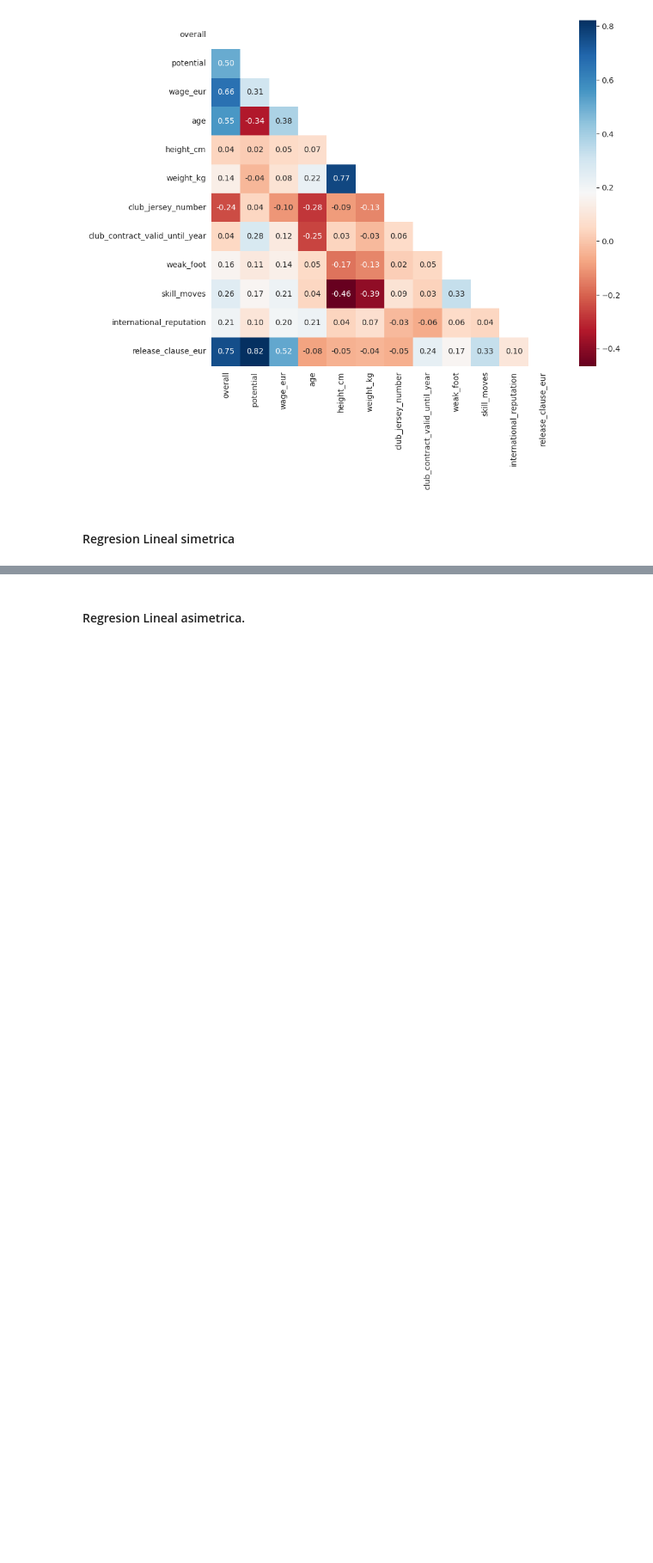
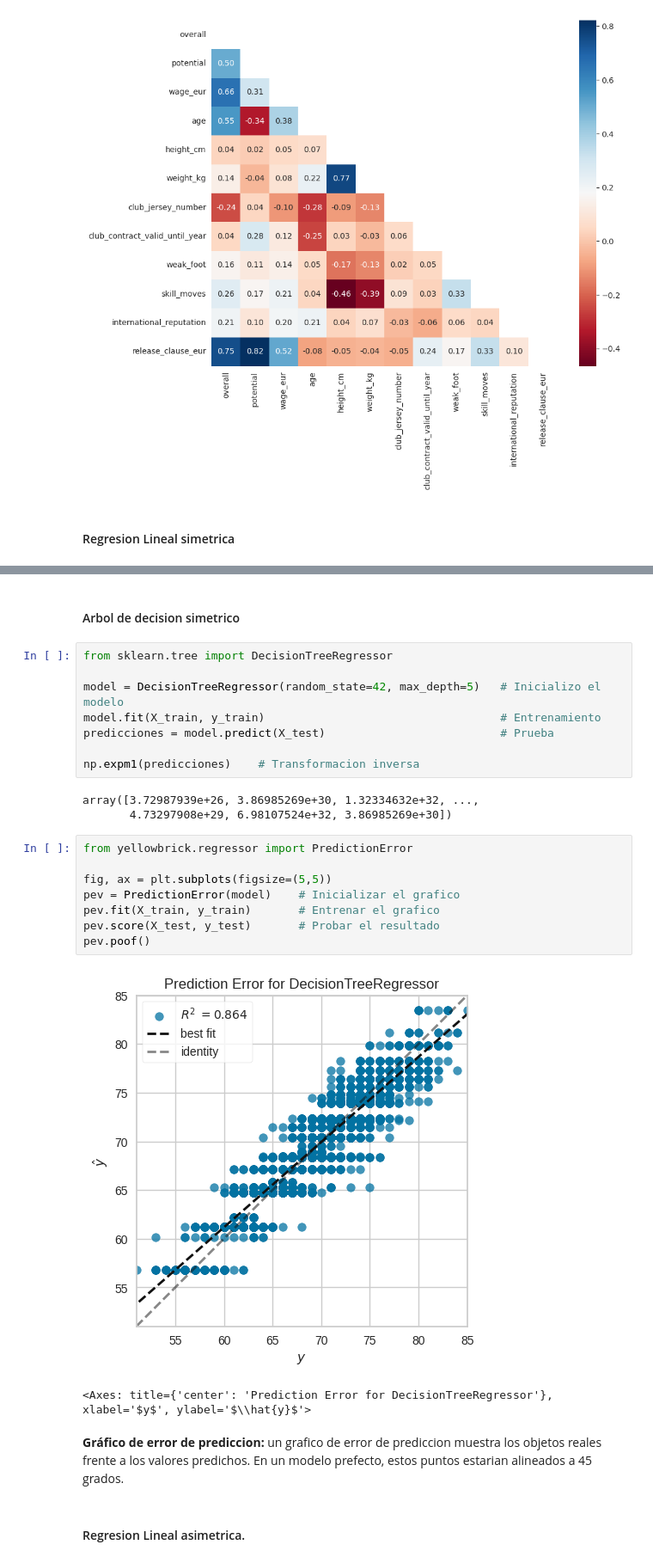
Before and after one commit to MatiasKige/Data-Science-FIFA, a Jupyter notebook: Proyecto FIFA.ipynb, the cells around one changed output, grey strips where cells are left out. Shown at 86% size. Drawn from its saved outputs; the diff is of its cells as text; blank space fills up the shorter version.

Commit message:
Machine Learning Arbol de decision simetrico y asimetrico

```diff
--- a/Proyecto FIFA.ipynb
+++ b/Proyecto FIFA.ipynb
@@ -2642,6 +2643,32 @@ Mean Squared Error: 6.1377574275302855
 Mean Absolute Error: 1.8903716068251912
 Root Mean Squared Error: 2.477449783049151
 R-squared: 0.7843214356742716
+# %% [markdown]
+#### Arbol de decision simetrico
+# %%
+from sklearn.tree import DecisionTreeRegressor
+
+model = DecisionTreeRegressor(random_state=42, max_depth=5)   # Inicializo el modelo
+model.fit(X_train, y_train)                                   # Entrenamiento
+predicciones = model.predict(X_test)                          # Prueba
+
+np.expm1(predicciones)    # Transformacion inversa
+# %% [output]
+array([3.72987939e+26, 3.86985269e+30, 1.32334632e+32, ...,
+       4.73297908e+29, 6.98107524e+32, 3.86985269e+30])
+# %%
+from yellowbrick.regressor import PredictionError
+
+fig, ax = plt.subplots(figsize=(5,5))
+pev = PredictionError(model)    # Inicializar el grafico
+pev.fit(X_train, y_train)       # Entrenar el grafico
+pev.score(X_test, y_test)       # Probar el resultado
+pev.poof()
+# %% [output]
+[figure, added]
+<Axes: title={'center': 'Prediction Error for DecisionTreeRegressor'}, xlabel='$y$', ylabel='$\\hat{y}$'>
+# %% [markdown]
+**Gráfico de error de prediccion:** un grafico de error de prediccion muestra los objetos reales frente a los valores predichos. En un modelo prefecto, estos puntos estarian alineados a 45 grados.
 # %% [markdown]
 #### Regresion Lineal asimetrica.
 # %%
```
Also changed, not shown: parts of 4 cells of this notebook.
